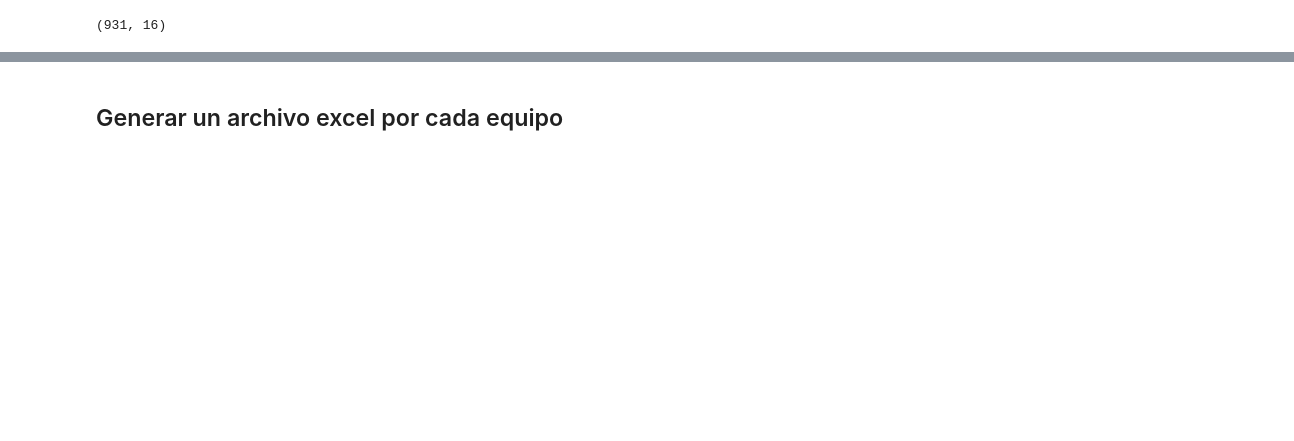
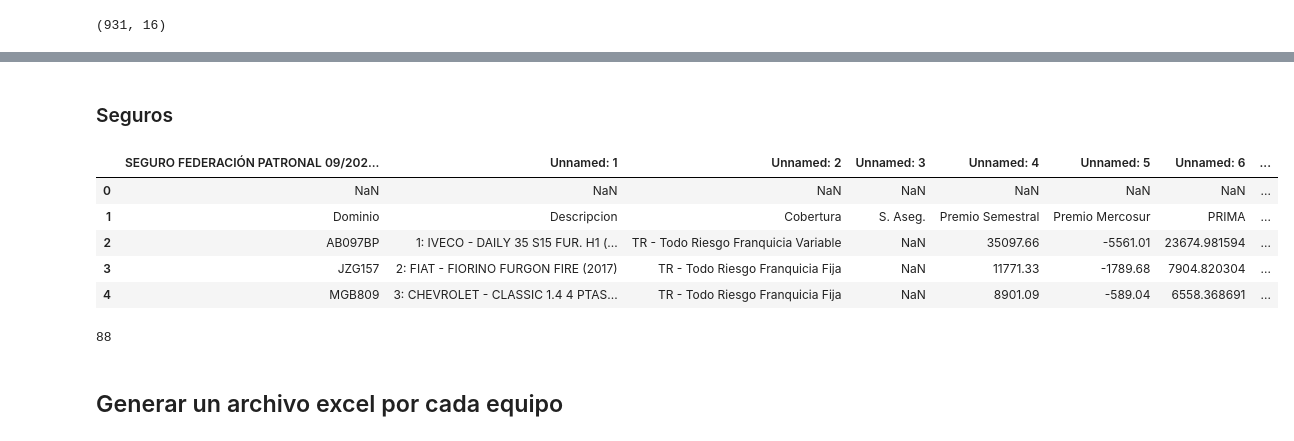
Before and after one commit to Nico37-coder/DiploDatos, a Jupyter notebook: IRU/IRU1 - 1 - Data Cleaning .ipynb, the cells around one changed output, grey strips where cells are left out. Drawn from its saved outputs; the diff is of its cells as text; code cells hidden in the pictures; blank space fills up the shorter version.

```diff
--- a/IRU/IRU1 - 1 - Data Cleaning .ipynb
+++ b/IRU/IRU1 - 1 - Data Cleaning .ipynb
@@ -46,0 +252,16 @@ data.head()
+# %% [markdown]
+### Seguros
+# %%
+df_seguro = pd.read_excel(r"C:\Users\User\Documents\GitHub\Robot Viar\IRU\PPC\Seguro Federación Patronal 2021-09 a 2022-02.xlsx")
+df_seguro.head()
+# %% [output]
+|  | SEGURO FEDERACIÓN PATRONAL 09/202... | Unnamed: 1 | Unnamed: 2 | Unnamed: 3 | Unnamed: 4 | Unnamed: 5 | Unnamed: 6 | ... |
+| 0 | NaN | NaN | NaN | NaN | NaN | NaN | NaN | ... |
+| 1 | Dominio | Descripcion | Cobertura | S. Aseg. | Premio Semestral | Premio Mercosur | PRIMA | ... |
+| 2 | AB097BP | 1: IVECO - DAILY 35 S15 FUR. H1 (... | TR - Todo Riesgo Franquicia Variable | NaN | 35097.66 | -5561.01 | 23674.981594 | ... |
+| 3 | JZG157 | 2: FIAT - FIORINO FURGON FIRE (2017) | TR - Todo Riesgo Franquicia Fija | NaN | 11771.33 | -1789.68 | 7904.820304 | ... |
+| 4 | MGB809 | 3: CHEVROLET - CLASSIC 1.4 4 PTAS... | TR - Todo Riesgo Franquicia Fija | NaN | 8901.09 | -589.04 | 6558.368691 | ... |
+# %%
+len(df_seguro)
+# %% [output]
+88
```
Also changed, not shown: parts of 33 cells of this notebook, 11 other files.
